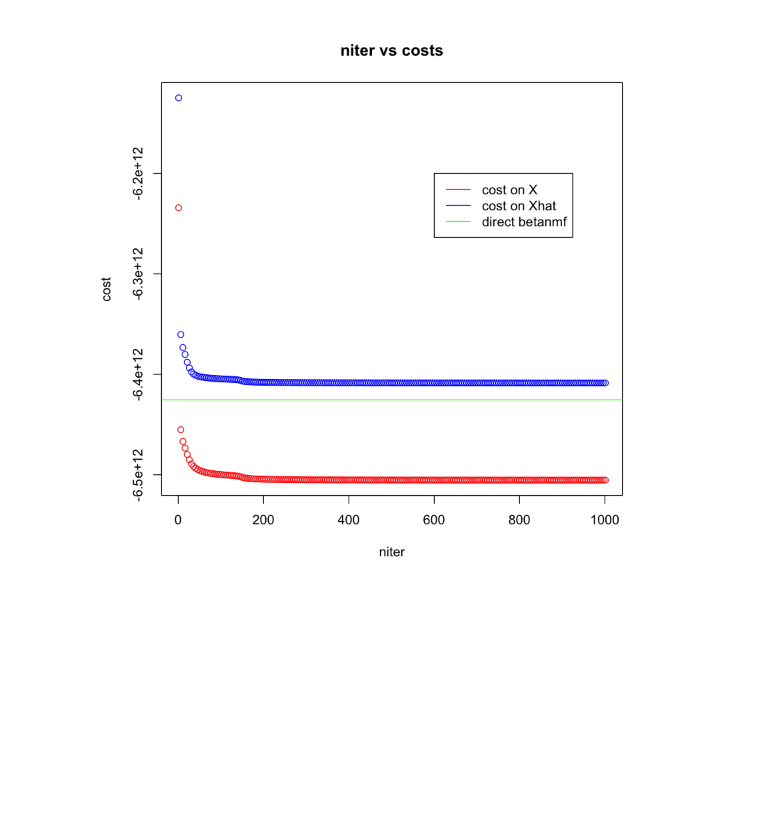
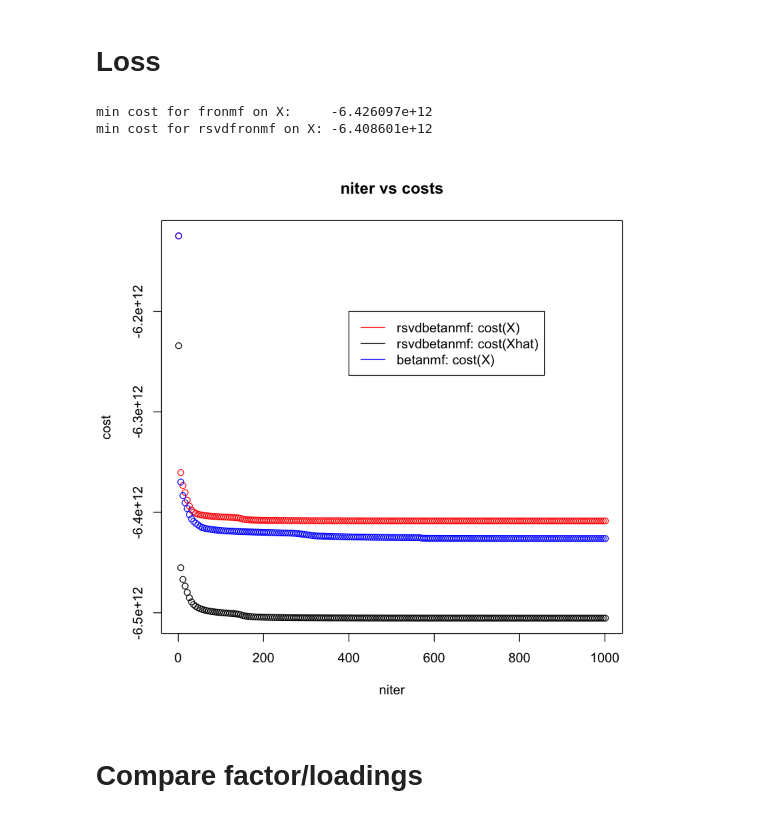
Before and after one commit to zihao12/lowrank-nmf, a Jupyter notebook: analysis/Experiment_rsvd_betanmf_gtex.ipynb, the cells around one changed output. Cells and saved outputs as stored; diff of their text form; code cells hidden in the pictures; blank space fills up the shorter version.

Commit message:
Experiments on gtex with rsvd nmf

```diff
--- a/analysis/Experiment_rsvd_betanmf_gtex.ipynb
+++ b/analysis/Experiment_rsvd_betanmf_gtex.ipynb
@@ -8,11 +16,23 @@
+# %% [markdown]
+# Loss
 # %%
+err0 = read.csv("../bigdata/gtex_error_betanmf.csv", header = F)
 err = read.csv("../bigdata/gtex_error_rsvdbetanmf_d50.csv", header = F)
+
+cat(sprintf("min cost for fronmf on X:     %12e\n", min(err0)))
+cat(sprintf("min cost for rsvdfronmf on X: %12e\n", min(err[,1])))
+
 niter = nrow(err)
 idx = seq(1,niter, 5)
-plot(idx, err[idx,2], col = "red", ylim = c(min(err), max(err)), xlab = "niter", ylab = "cost",
+plot(idx, err[idx,1], col = "red", ylim = c(min(err), max(err)), xlab = "niter", ylab = "cost",
     main = "niter vs costs")
-points(idx,err[idx,1], col = "blue")
-abline(h = -6.425443837866e+12, col = "green")
-legend(x = 600, y = -6.2e+12, legend = c("cost on X", "cost on Xhat", "direct betanmf"), col = c("red", "blue", "green"), lty = 1:1:1)
+points(idx,err[idx,2], col = "black")
+points(idx,err0[idx,1], col = "blue")
+legend(x = 400, y = -6.2e+12, legend = c("rsvdbetanmf: cost(X)", "rsvdbetanmf: cost(Xhat)", "betanmf: cost(X)"),
+       col = c("red", "black", "blue"), lty = 1:1:1)
 # %% [output]
+min cost for fronmf on X:     -6.426097e+12
+min cost for rsvdfronmf on X: -6.408601e+12
-[figure, old version]
+[figure, new version]
+# %% [markdown]
+# Compare factor/loadings
```
Also changed, not shown: parts of 3 cells of this notebook, 3 other files.
